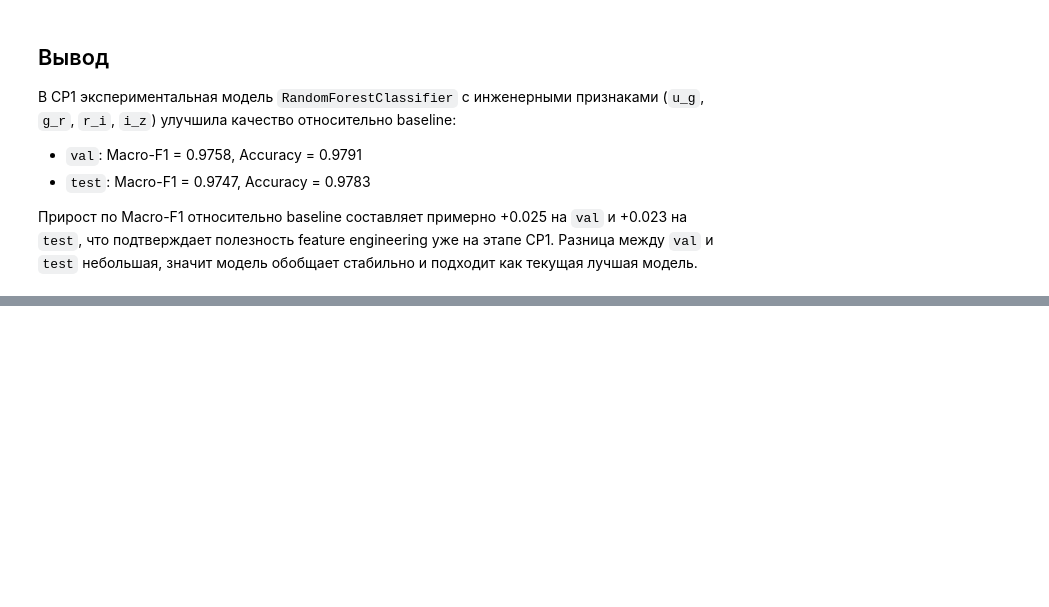
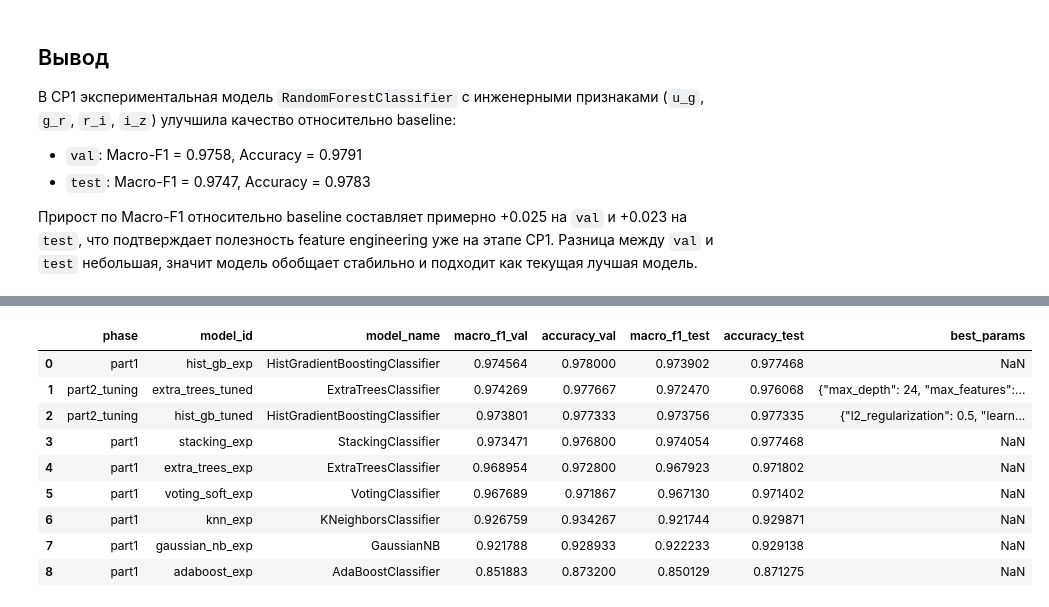
Before and after one commit to hsemlcourse/hseml-group-project-mokrites, a Jupyter notebook: notebooks/03_experiments.ipynb, the cells around one changed output, grey strips where cells are left out. Cells and saved outputs as stored; diff of their text form; code cells hidden in the pictures; blank space fills up the shorter version.

```diff
--- a/notebooks/03_experiments.ipynb
+++ b/notebooks/03_experiments.ipynb
@@ -116,0 +137,20 @@ metrics_json['best_model']
+# %%
+cp2_results = pd.read_csv(cp2_results_path)
+cp2_results = cp2_results.sort_values("macro_f1_val", ascending=False).reset_index(drop=True)
+cp2_results[[
+    "phase", "model_id", "model_name",
+    "macro_f1_val", "accuracy_val",
+    "macro_f1_test", "accuracy_test",
+    "best_params"
+]]
+# %% [output]
+|  | phase | model_id | model_name | macro_f1_val | accuracy_val | macro_f1_test | accuracy_test | best_params |
+| 0 | part1 | hist_gb_exp | HistGradientBoostingClassifier | 0.974564 | 0.978000 | 0.973902 | 0.977468 | NaN |
+| 1 | part2_tuning | extra_trees_tuned | ExtraTreesClassifier | 0.974269 | 0.977667 | 0.972470 | 0.976068 | {"max_depth": 24, "max_features":... |
+| 2 | part2_tuning | hist_gb_tuned | HistGradientBoostingClassifier | 0.973801 | 0.977333 | 0.973756 | 0.977335 | {"l2_regularization": 0.5, "learn... |
+| 3 | part1 | stacking_exp | StackingClassifier | 0.973471 | 0.976800 | 0.974054 | 0.977468 | NaN |
+| 4 | part1 | extra_trees_exp | ExtraTreesClassifier | 0.968954 | 0.972800 | 0.967923 | 0.971802 | NaN |
+| 5 | part1 | voting_soft_exp | VotingClassifier | 0.967689 | 0.971867 | 0.967130 | 0.971402 | NaN |
+| 6 | part1 | knn_exp | KNeighborsClassifier | 0.926759 | 0.934267 | 0.921744 | 0.929871 | NaN |
+| 7 | part1 | gaussian_nb_exp | GaussianNB | 0.921788 | 0.928933 | 0.922233 | 0.929138 | NaN |
+| 8 | part1 | adaboost_exp | AdaBoostClassifier | 0.851883 | 0.873200 | 0.850129 | 0.871275 | NaN |
```
Also changed, not shown: parts of 5 cells of this notebook, 6 other files.
